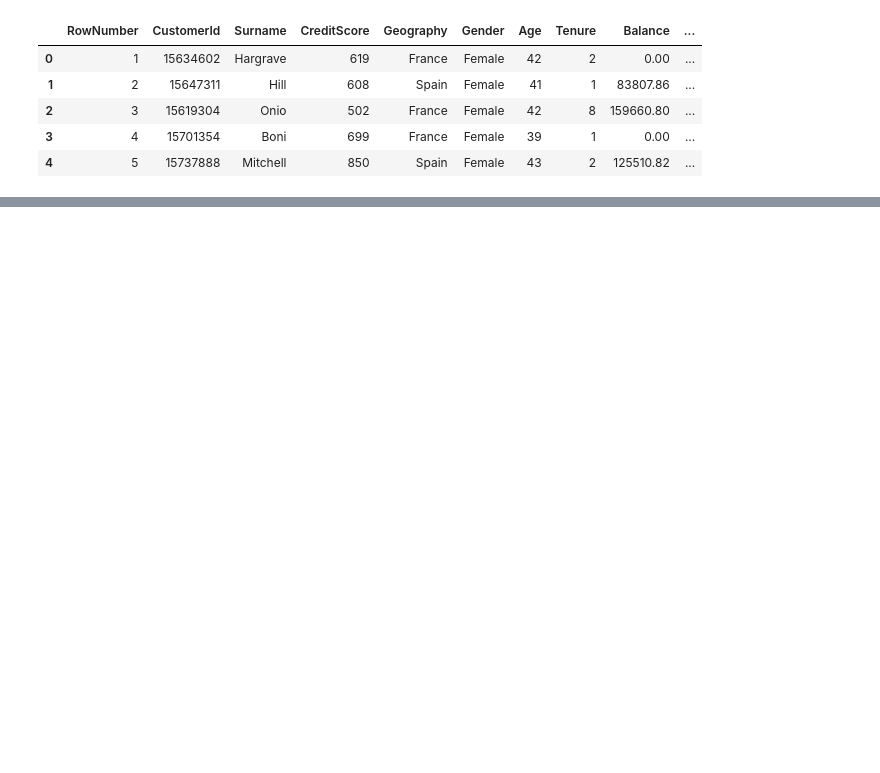
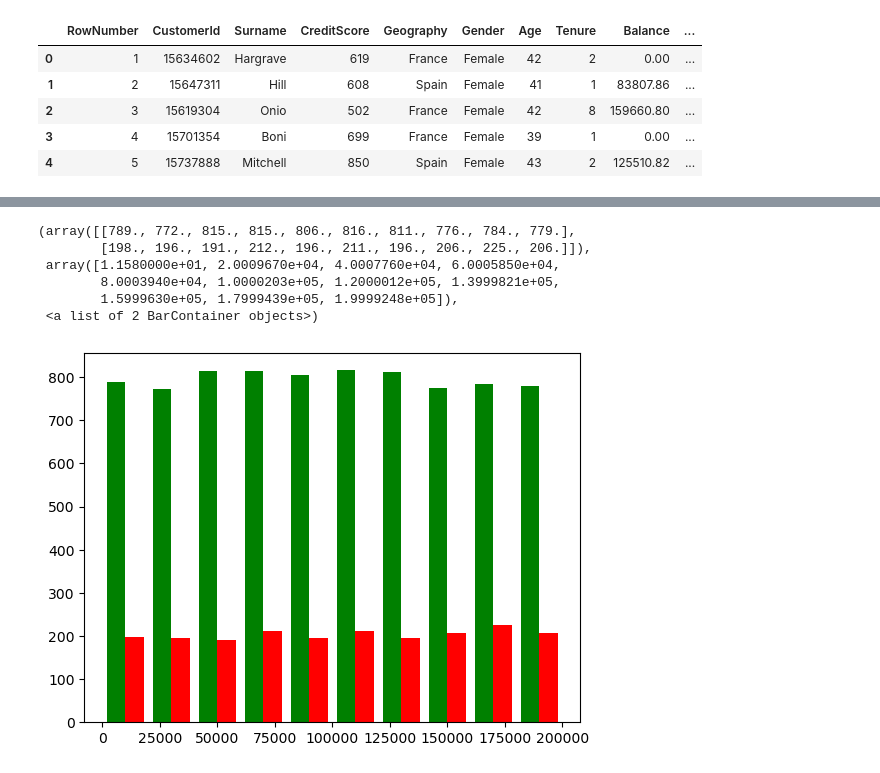
Before and after one commit to dheru94/Customer-Churn-prediction, a Jupyter notebook: heee/heloooo.ipynb, the cells around one changed output, grey strips where cells are left out. Cells and saved outputs as stored; diff of their text form; code cells hidden in the pictures; blank space fills up the shorter version.

```diff
--- a/heee/heloooo.ipynb
+++ b/heee/heloooo.ipynb
@@ -25,0 +65,13 @@ df.head()
+# %%
+EstimatedSalary_Exited_no = df[df.Exited == 0].EstimatedSalary
+EstimatedSalary_Exited_yes = df[df.Exited == 1].EstimatedSalary
+
+plt.hist([EstimatedSalary_Exited_no, EstimatedSalary_Exited_yes ], color=['green','red'])
+# %% [output]
+(array([[789., 772., 815., 815., 806., 816., 811., 776., 784., 779.],
+        [198., 196., 191., 212., 196., 211., 196., 206., 225., 206.]]),
+ array([1.1580000e+01, 2.0009670e+04, 4.0007760e+04, 6.0005850e+04,
+        8.0003940e+04, 1.0000203e+05, 1.2000012e+05, 1.3999821e+05,
+        1.5999630e+05, 1.7999439e+05, 1.9999248e+05]),
+ <a list of 2 BarContainer objects>)
+[figure, added]
```
Also changed, not shown: parts of 21 cells of this notebook.
